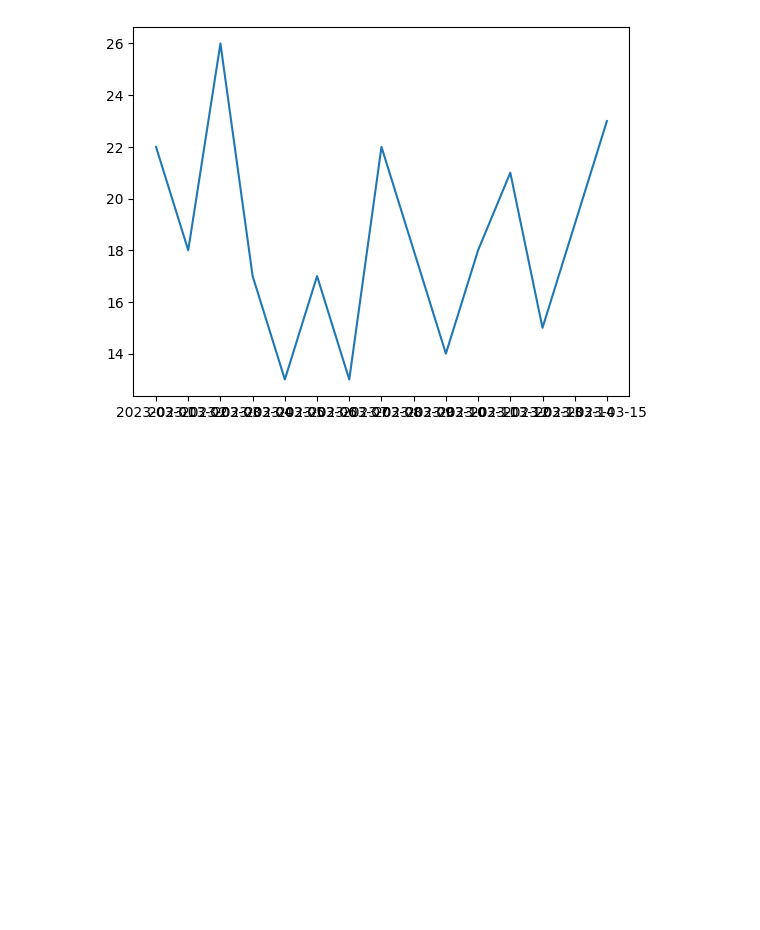
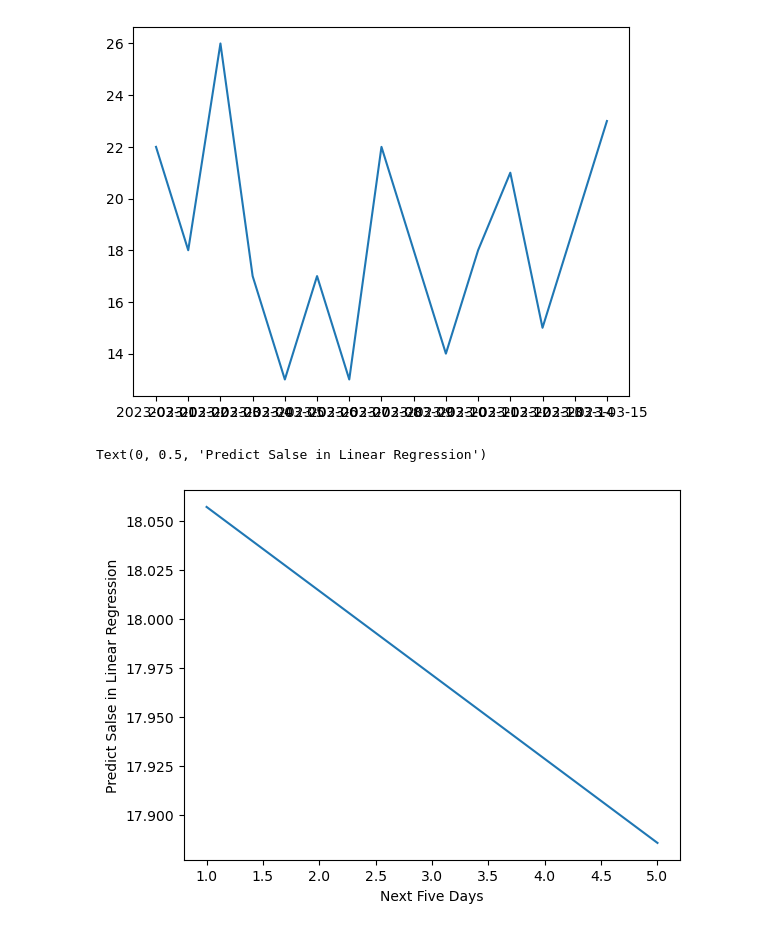
Before and after one commit to hey-money/CSC3170-RIIMS, a Jupyter notebook: analysis/predict.ipynb, the cells around one changed output. Saved outputs shown, nothing was run; the diff lists cells and outputs as text; code cells hidden in the pictures; blank space fills up the shorter version.

Commit message:
Linear Predict for 剁椒鱼头

```diff
--- a/analysis/predict.ipynb
+++ b/analysis/predict.ipynb
@@ -80,3 +80,23 @@ plt.plot(line)
 # %% [output]
 [<matplotlib.lines.Line2D at 0x...>]
 [figure]
+# %%
+import numpy as np
+
+X = np.array([[1], [2], [3], [4], [5], [6], [7], [8], [9], [10], [11], [12], [13], [14], [15]])
+Y = np.array([])
+
+for i in range(15):
+    Y = np.append(Y,[int(result['剁椒鱼头'][i])])
+
+reg = LinearRegression().fit(X,Y)
+Predict_X = np.array([[16], [17], [18], [19], [20]])
+Predict_Y = reg.predict(Predict_X)
+
+Index_X = [1,2,3,4,5]
+plt.plot(Index_X,Predict_Y)
+plt.xlabel('Next Five Days')
+plt.ylabel('Predict Sale in Linear Regression')
+# %% [output]
+Text(0, 0.5, 'Predict Salse in Linear Regression')
+[figure, added]
```
